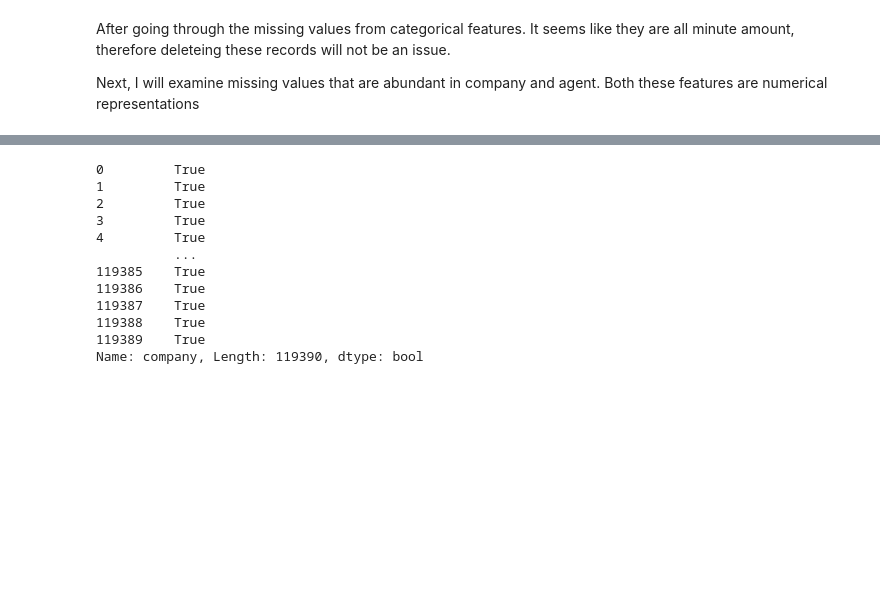
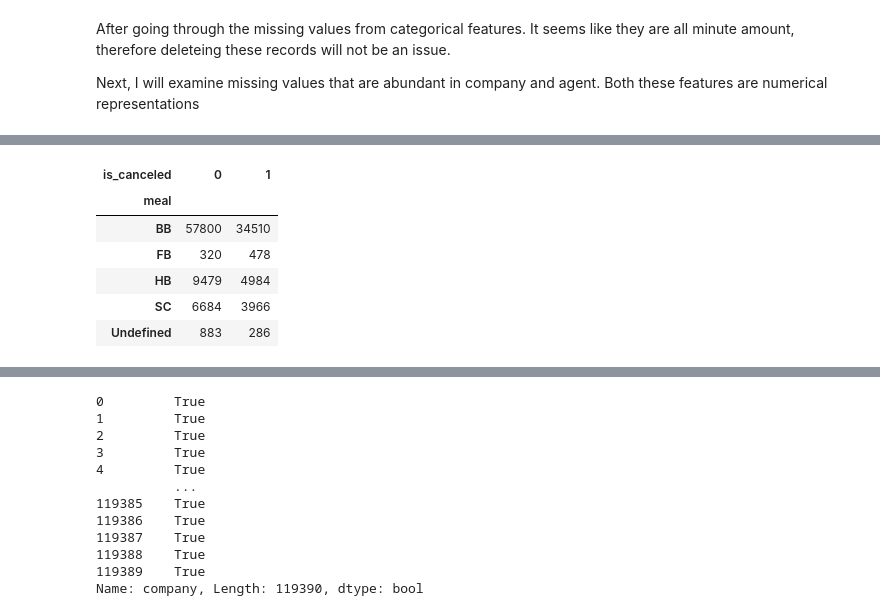
Before and after one commit to AlanChamathil/hotel-booking, a Jupyter notebook: data-exploration/dataset_overview.ipynb, the cells around one changed output, grey strips where cells are left out. Cells and saved outputs as stored; diff of their text form; code cells hidden in the pictures; blank space fills up the shorter version.

```diff
--- a/data-exploration/dataset_overview.ipynb
+++ b/data-exploration/dataset_overview.ipynb
@@ -178,0 +212,10 @@ Next, I will examine missing values that are abundant in company and agent. Both
+# %%
+pd.crosstab(df['meal'],df['is_canceled'])
+# %% [output]
+| is_canceled | 0 | 1 |
+| meal |  |  |
+| BB | 57800 | 34510 |
+| FB | 320 | 478 |
+| HB | 9479 | 4984 |
+| SC | 6684 | 3966 |
+| Undefined | 883 | 286 |
```
Also changed, not shown: parts of 24 cells of this notebook, 2 other files.
